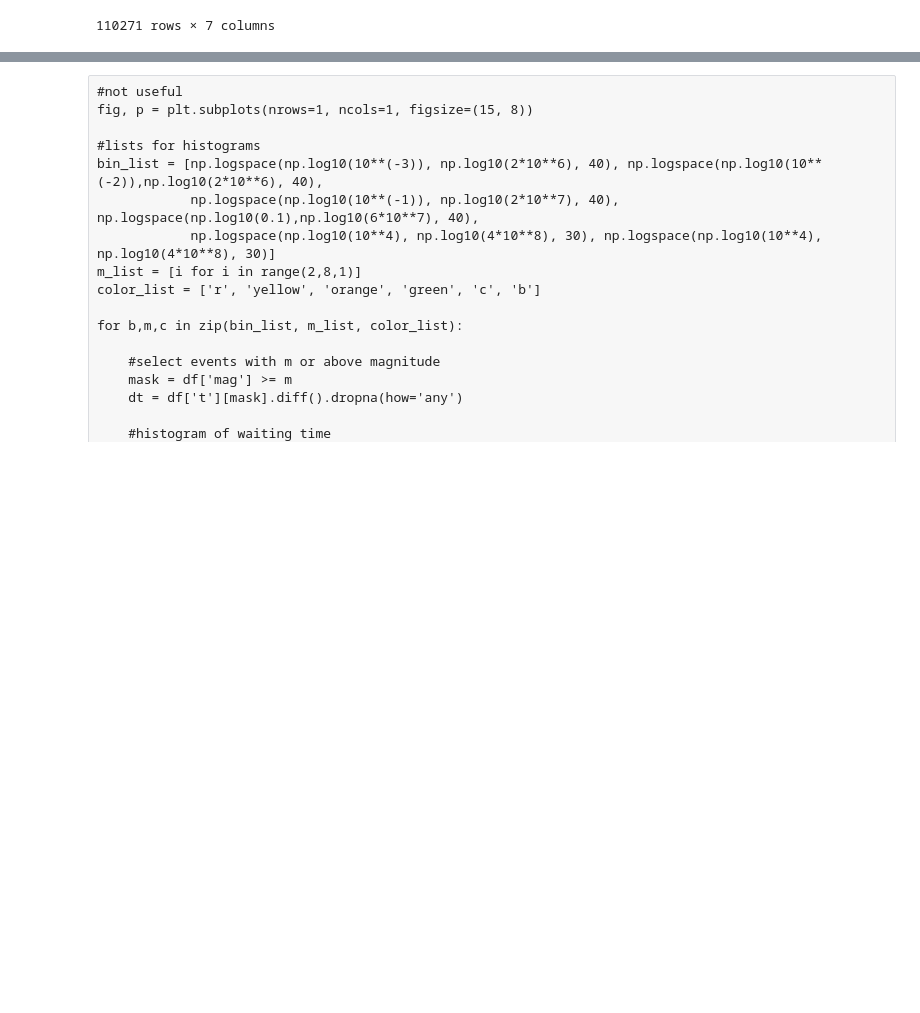
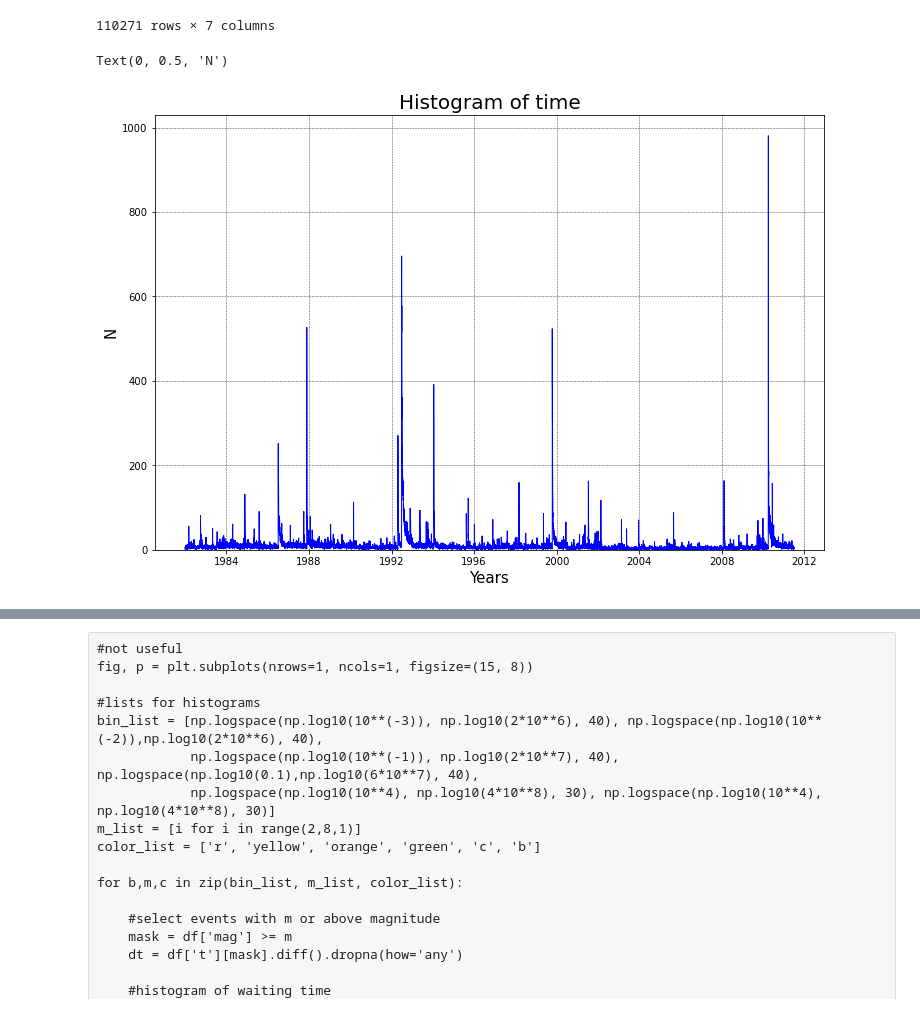
Before and after one commit to andreazanola98/Earthquake-Data-Analysis, a Jupyter notebook: Giuseppe.ipynb, the cells around one changed output, grey strips where cells are left out. Drawn from its saved outputs; the diff is of its cells as text; code cells hidden in the pictures; blank space fills up the shorter version.

```diff
--- a/Giuseppe.ipynb
+++ b/Giuseppe.ipynb
@@ -60,0 +49,17 @@ def fit_pdf2(t, K, c,p):
+# %%
+plt.figure(figsize=(12,8))
+df['date'] = pd.to_datetime(df['t'], unit='s', origin='01/01/1982')
+N = len(df['date'])
+
+n, bins, patches = plt.hist(df['date'], histtype='step', bins=29*365, color='b')
+binscenters = np.array([0.5 * (bins[i] + bins[i+1]) for i in range(len(bins)-1)])
+#plt.clf()
+#plt.scatter(binscenters, n, color='r', label='Bins position', zorder=3)
+#plt.plot(binscenters, n, color='r', linestyle='--', alpha=0.8, zorder=2)
+plt.grid(True, linestyle="--", linewidth=0.5, color='.25')
+plt.title('Histogram of time', fontsize=20)
+plt.xlabel('Years', fontsize=15)
+plt.ylabel('N', fontsize=15)
+# %% [output]
+Text(0, 0.5, 'N')
+[figure, added]
```
Also changed, not shown: parts of 19 cells of this notebook.
